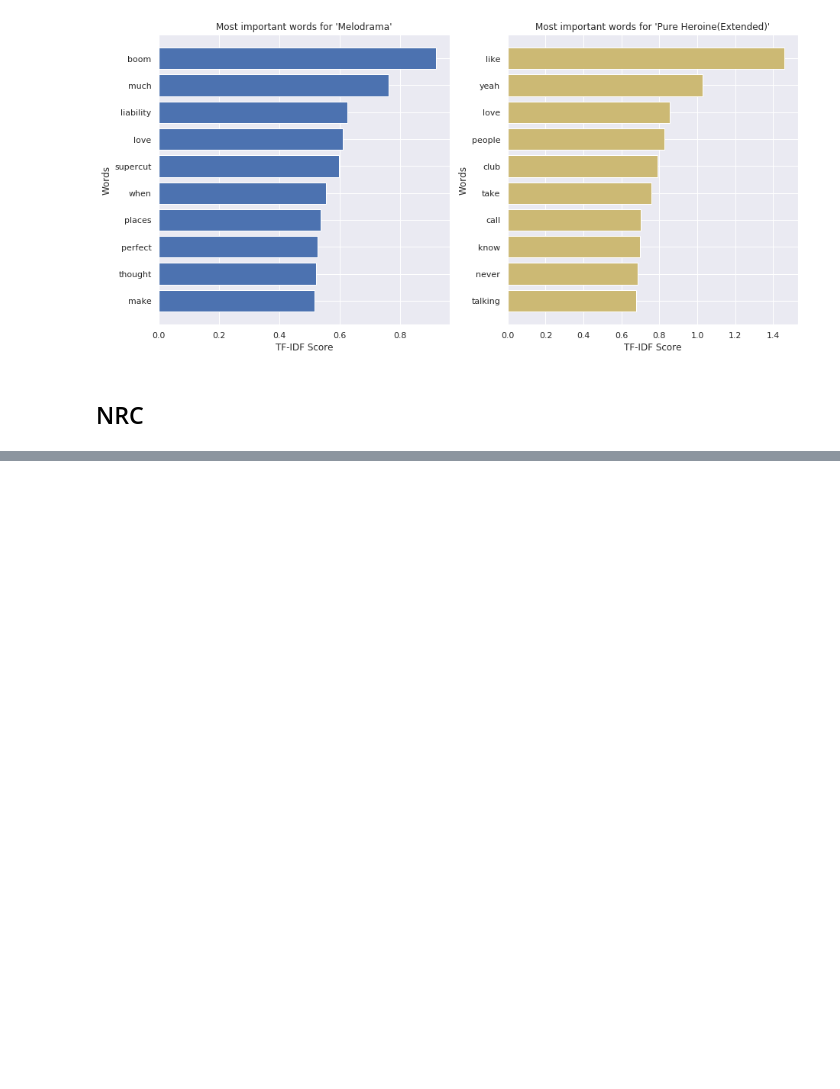
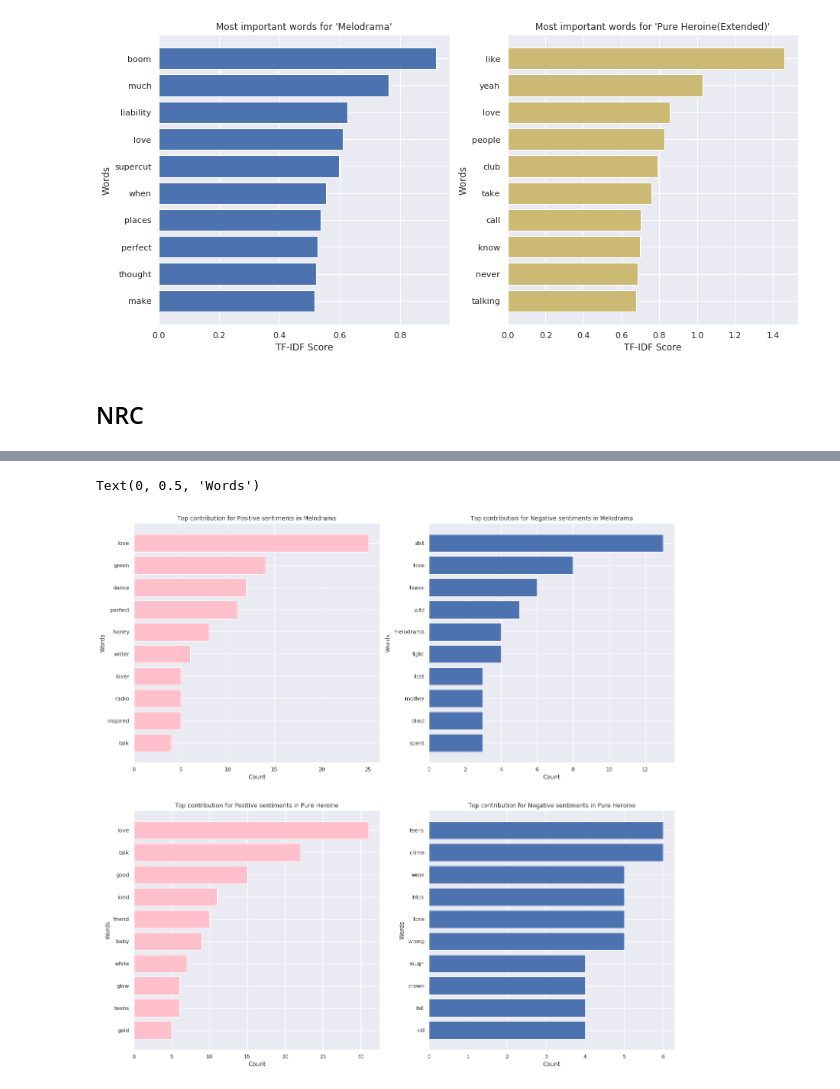
Before and after one commit to MatheusFreitag/Emotions-Melodramas, a Jupyter notebook: Untitled.ipynb, the cells around one changed output, grey strips where cells are left out. Cells and saved outputs as stored; diff of their text form; code cells hidden in the pictures; blank space fills up the shorter version.

```diff
--- a/Untitled.ipynb
+++ b/Untitled.ipynb
@@ -243,0 +280,6 @@ nrc_score_Melodrama
+# %%
+positive_count_Melodrama = dict()
+negative_count_Melodrama = dict()
+
+positive_count_PureHeroine = dict()
+negative_count_PureHeroine = dict()
@@ -243,0 +315,45 @@ nrc_score_Melodrama
+# %%
+positive_x_Melodrama = sorted(positive_count_Melodrama, key=positive_count_Melodrama.get, reverse=True)[:10]
+positive_y_Melodrama = [positive_count_Melodrama.get(key) for key in sorted(positive_count_Melodrama, key=positive_count_Melodrama.get, reverse=True)][:10]
+
+negative_x_Melodrama = sorted(negative_count_Melodrama, key=negative_count_Melodrama.get, reverse=True)[:10]
+negative_y_Melodrama = [negative_count_Melodrama.get(key) for key in sorted(negative_count_Melodrama, key=negative_count_Melodrama.get, reverse=True)][:10]
+
+
+positive_x_PureHeroine = sorted(positive_count_PureHeroine, key=positive_count_PureHeroine.get, reverse=True)[:10]
+positive_y_PureHeroine = [positive_count_PureHeroine.get(key) for key in sorted(positive_count_PureHeroine, key=positive_count_PureHeroine.get, reverse=True)][:10]
+
+negative_x_PureHeroine = sorted(negative_count_PureHeroine, key=negative_count_PureHeroine.get, reverse=True)[:10]
+negative_y_PureHeroine = [negative_count_PureHeroine.get(key) for key in sorted(negative_count_PureHeroine, key=negative_count_PureHeroine.get, reverse=True)][:10]
+# %%
+figure(figsize=(20,20))
+
+plt.subplot(2, 2, 1)
+plt.barh(positive_x_Melodrama[::-1], positive_y_Melodrama[::-1], color='pink')
+plt.title("Top contribution for Positive sentiments in Melodrama")
+plt.xlabel('Count')
+plt.ylabel('Words')
+
+
+plt.subplot(2, 2, 2)
+plt.barh(negative_x_Melodrama[::-1], negative_y_Melodrama[::-1])
+plt.title("Top contribution for Negative sentiments in Melodrama")
+plt.xlabel('Count')
+plt.ylabel('Words')
+
+
+plt.subplot(2, 2, 3)
+plt.barh(positive_x_PureHeroine[::-1], positive_y_PureHeroine[::-1], color='pink')
+plt.title("Top contribution for Positive sentiments in Pure Heroine")
+plt.xlabel('Count')
+plt.ylabel('Words')
+
+
+plt.subplot(2, 2, 4)
+plt.barh(negative_x_PureHeroine[::-1], negative_y_PureHeroine[::-1])
+plt.title("Top contribution for Negative sentiments in Pure Heroine")
+plt.xlabel('Count')
+plt.ylabel('Words')
+# %% [output]
+Text(0, 0.5, 'Words')
+[figure, added]
```
Also changed, not shown: parts of 9 cells of this notebook.
